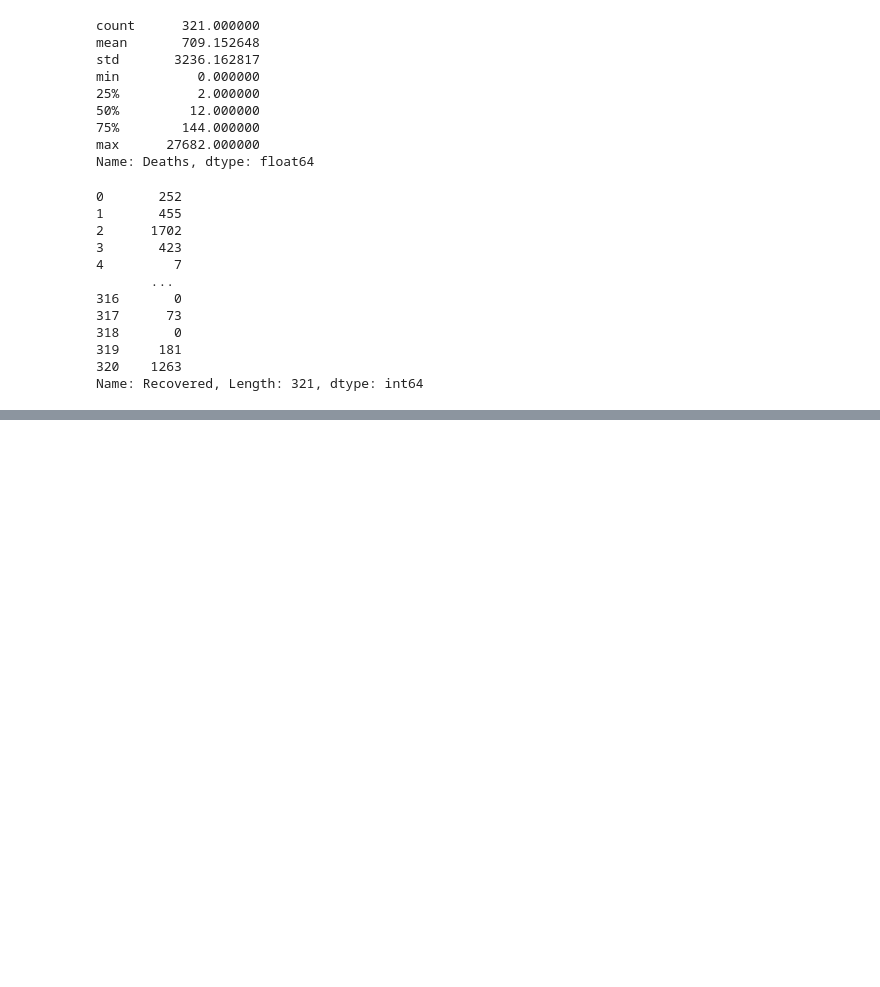
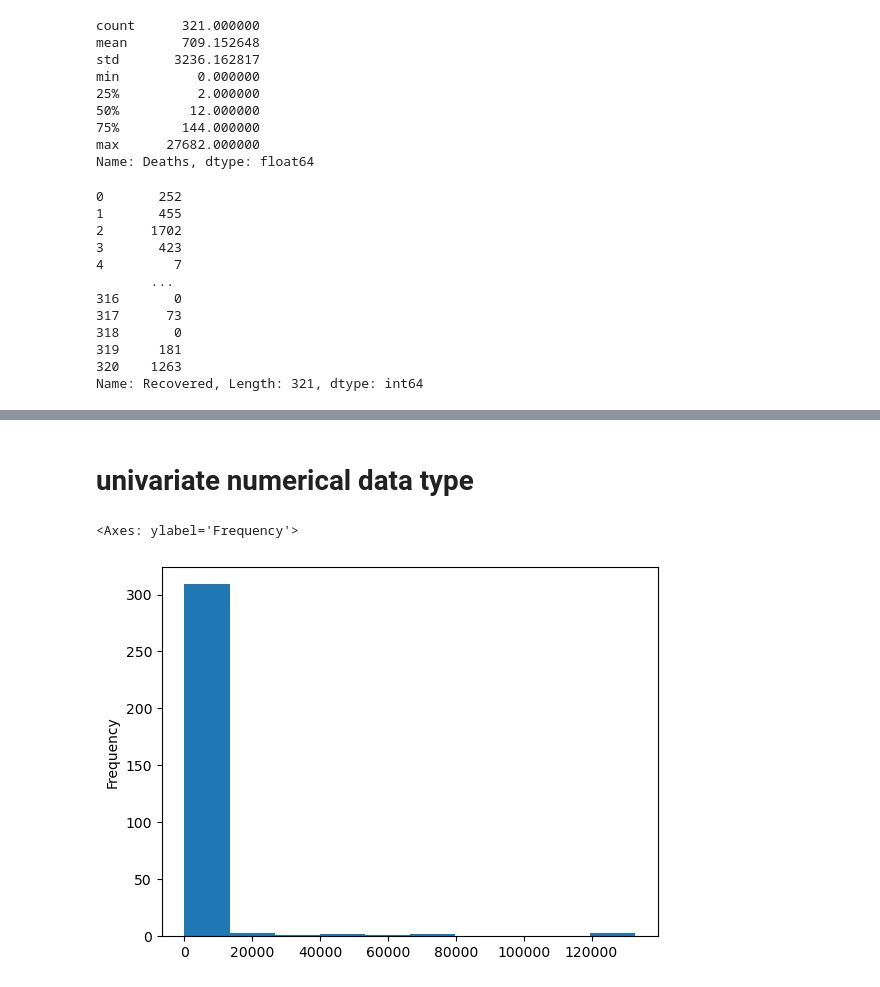
Before and after one commit to Dhaval5659/ml_by_Istudio, a Jupyter notebook: Panda.ipynb, the cells around one changed output, grey strips where cells are left out. Drawn from its saved outputs; the diff is of its cells as text; code cells hidden in the pictures; blank space fills up the shorter version.

Commit message:
for proper analysis of csv data
univariate categorical and numerical data type

```diff
--- a/Panda.ipynb
+++ b/Panda.ipynb
@@ -167,0 +238,7 @@ Name: Recovered, Length: 321, dtype: int64
+# %% [markdown]
+# univariate numerical data type
+# %%
+ df["Recovered"].plot(kind="hist")    #histogram
+# %% [output]
+<Axes: ylabel='Frequency'>
+[figure, added]
```
Also changed, not shown: parts of 12 cells of this notebook.
